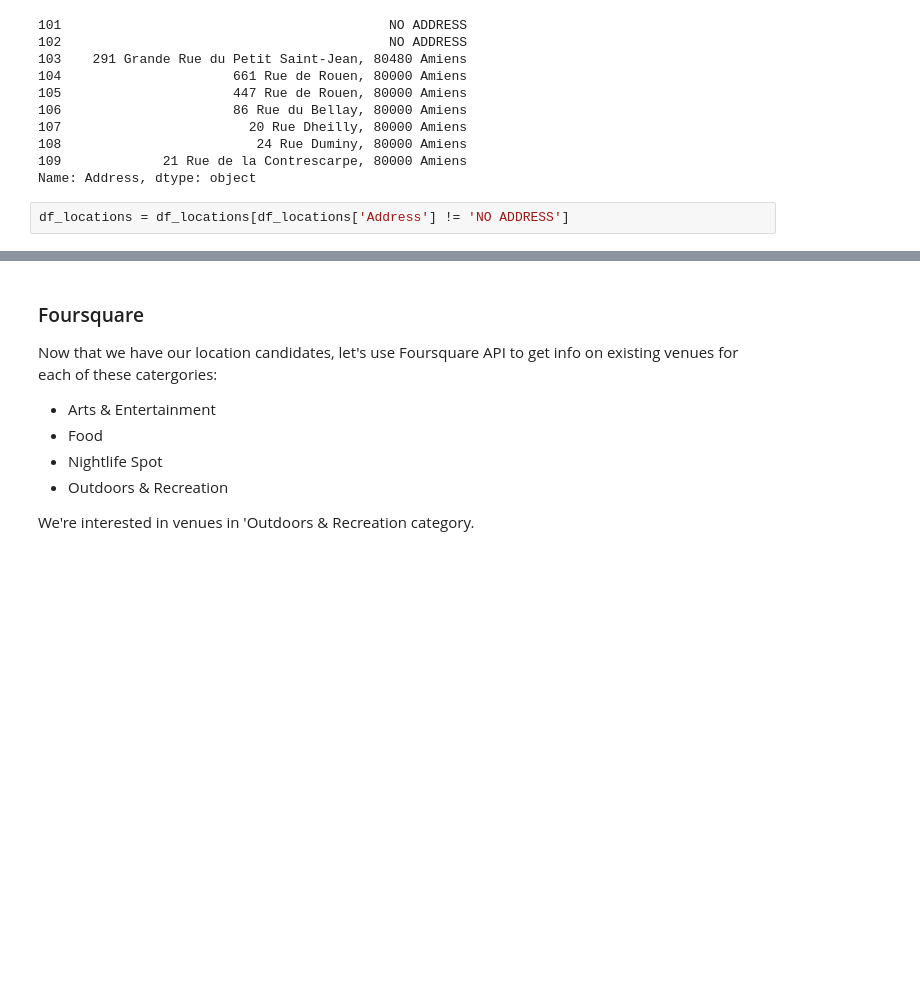
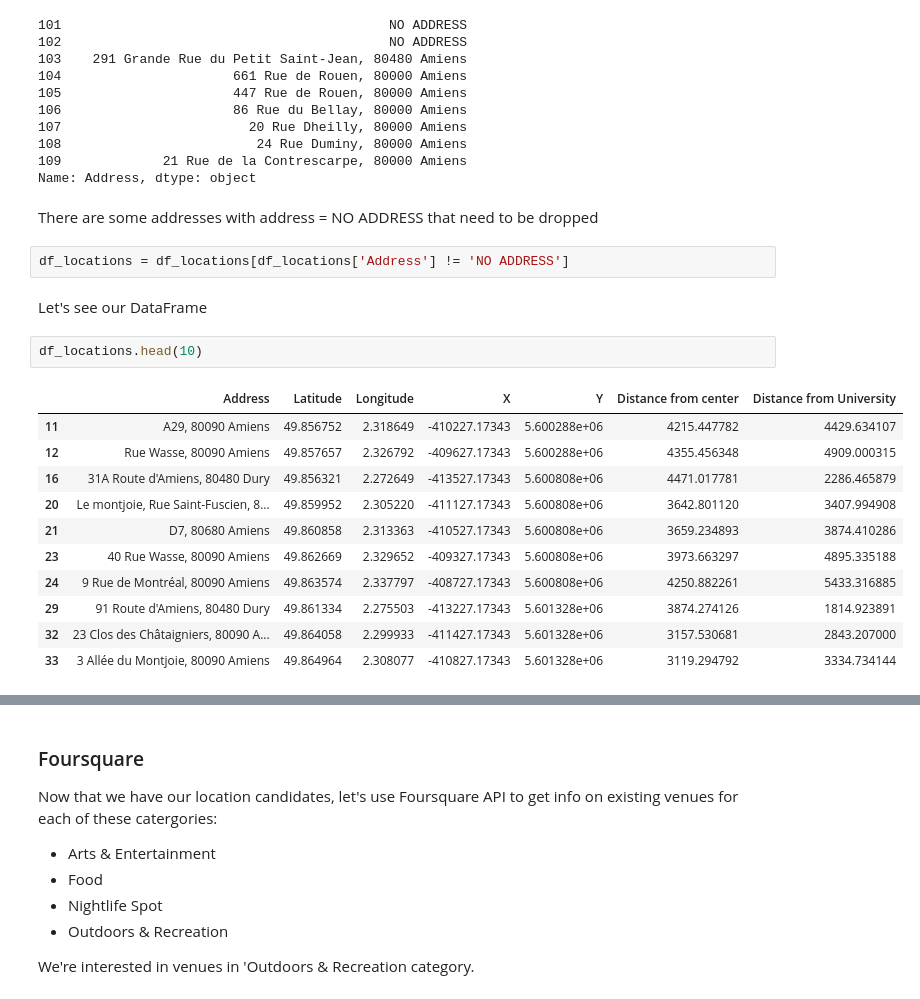
Before and after one commit to KostasAvgitidis/CourseraCapstone, a Jupyter notebook: The Battle of Neighborhoods - European Youth Capital Winner - Amiens.ipynb, the cells around one changed output, grey strips where cells are left out. Cells and saved outputs as stored; diff of their text form; blank space fills up the shorter version.

```diff
--- a/The Battle of Neighborhoods - European Youth Capital Winner - Amiens.ipynb
+++ b/The Battle of Neighborhoods - European Youth Capital Winner - Amiens.ipynb
@@ -232,6 +248,24 @@ df_locations['Address'][101:110]
 108                         24 Rue Duminy, 80000 Amiens
 109             21 Rue de la Contrescarpe, 80000 Amiens
 Name: Address, dtype: object
+# %% [markdown]
+There are some addresses with address = NO ADDRESS that need to be dropped
 # %%
 df_locations = df_locations[df_locations['Address'] != 'NO ADDRESS']
+# %% [markdown]
+Let's see our DataFrame
+# %%
+df_locations.head(10)
+# %% [output]
+|  | Address | Latitude | Longitude | X | Y | Distance from center | Distance from University |
+| 11 | A29, 80090 Amiens | 49.856752 | 2.318649 | -410227.17343 | 5.600288e+06 | 4215.447782 | 4429.634107 |
+| 12 | Rue Wasse, 80090 Amiens | 49.857657 | 2.326792 | -409627.17343 | 5.600288e+06 | 4355.456348 | 4909.000315 |
+| 16 | 31A Route d'Amiens, 80480 Dury | 49.856321 | 2.272649 | -413527.17343 | 5.600808e+06 | 4471.017781 | 2286.465879 |
+| 20 | Le montjoie, Rue Saint-Fuscien, 8... | 49.859952 | 2.305220 | -411127.17343 | 5.600808e+06 | 3642.801120 | 3407.994908 |
+| 21 | D7, 80680 Amiens | 49.860858 | 2.313363 | -410527.17343 | 5.600808e+06 | 3659.234893 | 3874.410286 |
+| 23 | 40 Rue Wasse, 80090 Amiens | 49.862669 | 2.329652 | -409327.17343 | 5.600808e+06 | 3973.663297 | 4895.335188 |
+| 24 | 9 Rue de Montréal, 80090 Amiens | 49.863574 | 2.337797 | -408727.17343 | 5.600808e+06 | 4250.882261 | 5433.316885 |
+| 29 | 91 Route d'Amiens, 80480 Dury | 49.861334 | 2.275503 | -413227.17343 | 5.601328e+06 | 3874.274126 | 1814.923891 |
+| 32 | 23 Clos des Châtaigniers, 80090 A... | 49.864058 | 2.299933 | -411427.17343 | 5.601328e+06 | 3157.530681 | 2843.207000 |
+| 33 | 3 Allée du Montjoie, 80090 Amiens | 49.864964 | 2.308077 | -410827.17343 | 5.601328e+06 | 3119.294792 | 3334.734144 |
 # %%
```
Also changed, not shown: parts of 13 cells of this notebook, 1 other file.
